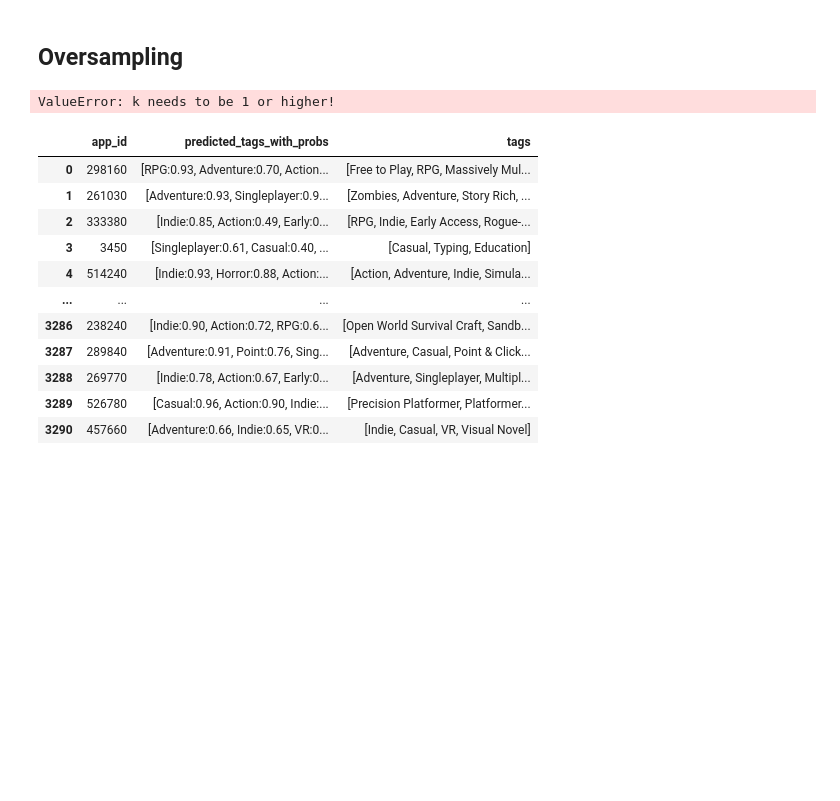
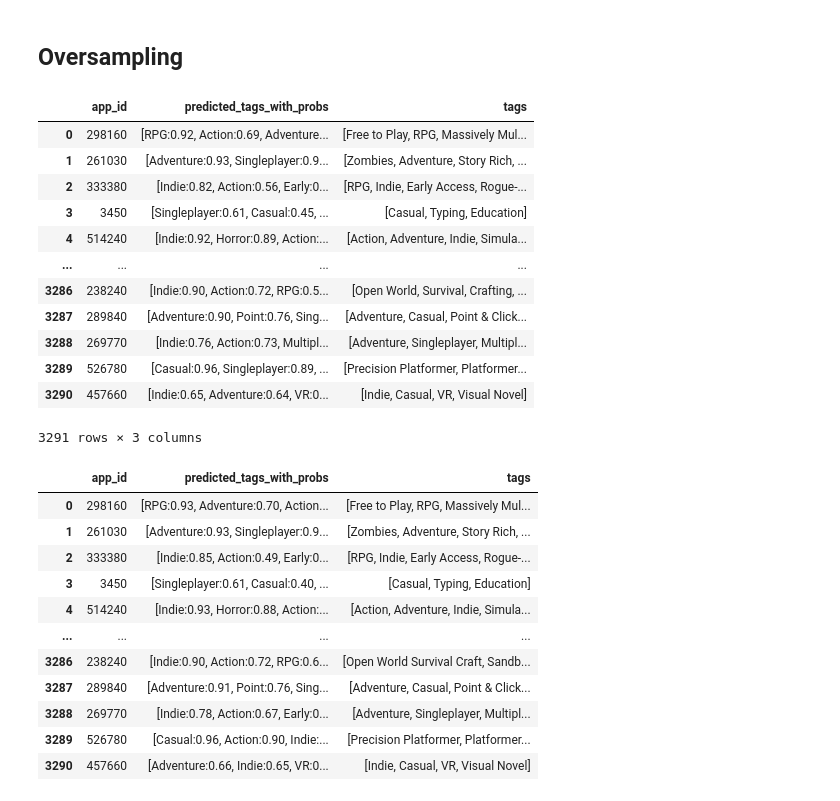
Before and after one commit to JorisVlaar/NLP_Project_Group_36, a Jupyter notebook: fasttext1.ipynb, the cells around one changed output. Saved outputs shown, nothing was run; the diff lists cells and outputs as text; code cells hidden in the pictures; blank space fills up the shorter version.

```diff
--- a/fasttext1.ipynb
+++ b/fasttext1.ipynb
@@ -157,8 +219,10 @@ game_reviews['tags'] = game_reviews['tags'].apply(
 
 # Build FastText training lines
 def to_fasttext_format(row):
-    labels = " ".join([f"__label__{tag}" for tag in row['tags']])
+    # Convert spaces in tags to underscores to make them single tokens
+    labels = " ".join([f"__label__{tag.replace(' ', '_')}" for tag in row['tags']])
     return f"{labels} {row['review_text']}"
+
 
 game_reviews["fasttext_format"] = game_reviews.apply(to_fasttext_format, axis=1)
 
@@ -242,7 +308,7 @@ def evaluate(model, test_df):
 # %%
 model = fasttext.train_supervised(
     # input="fasttext_train.txt",
-    input="fasttext_train_balanced.txt",
+    input="fasttext_train.txt",
     lr=0.2,
     epoch=50,
     wordNgrams=3,
@@ -253,39 +319,51 @@ model = fasttext.train_supervised(
     verbose=2
 )
 
-model.save_model("review_to_tag_model_undersampling.ftz")
+model.save_model("review_to_tag_model_decompounding.ftz")
 # %%
 import pandas as pd
 from ast import literal_eval
 
-model = fasttext.load_model("review_to_tag_model3.ftz")
+model = fasttext.load_model("review_to_tag_model_decompounding.ftz")
 
 # Ensure original tags are lists
 tags_df['tags'] = tags_df['tags'].apply(lambda x: literal_eval(x) if isinstance(x, str) else x)
 tags_df = tags_df.rename(columns={'APPID': 'app_id'})
 
 # Predict tags per game with dynamic k
 predictions = []
 for _, row in test_df.iterrows():
     # Determine k based on number of true tags for this game
     true_tags = tags_df.loc[tags_df['app_id'] == row['app_id'], 'tags'].values[0]
     k = len(true_tags) if len(true_tags) > 0 else 1  # ensure at least 1
 
     # Predict top-k tags
     labels, probs = model.predict(row['review_text'], k=k)
     labels = [l.replace("__label__", "") for l in labels]
 
     predictions.append({
         'app_id': row['app_id'],
         'predicted_tags_with_probs': [f"{tag}:{p:.2f}" for tag, p in zip(labels, probs)]
     })
 
 # Merge with original tags
 merged_df = pd.DataFrame(predictions).merge(tags_df[['app_id', 'tags']], on='app_id')
 display(merged_df)
 merged_df.to_csv("merged_predictions.csv", index=False)
 # %% [output]
+|  | app_id | predicted_tags_with_probs | tags |
+| 0 | 298160 | [RPG:0.92, Action:0.69, Adventure... | [Free to Play, RPG, Massively Mul... |
+| 1 | 261030 | [Adventure:0.93, Singleplayer:0.9... | [Zombies, Adventure, Story Rich, ... |
+| 2 | 333380 | [Indie:0.82, Action:0.56, Early:0... | [RPG, Indie, Early Access, Rogue-... |
+| 3 | 3450 | [Singleplayer:0.61, Casual:0.45, ... | [Casual, Typing, Education] |
+| 4 | 514240 | [Indie:0.92, Horror:0.89, Action:... | [Action, Adventure, Indie, Simula... |
+| ... | ... | ... | ... |
+| 3286 | 238240 | [Indie:0.90, Action:0.72, RPG:0.5... | [Open World, Survival, Crafting, ... |
+| 3287 | 289840 | [Adventure:0.90, Point:0.76, Sing... | [Adventure, Casual, Point & Click... |
+| 3288 | 269770 | [Indie:0.76, Action:0.73, Multipl... | [Adventure, Singleplayer, Multipl... |
+| 3289 | 526780 | [Casual:0.96, Singleplayer:0.89, ... | [Precision Platformer, Platformer... |
+| 3290 | 457660 | [Indie:0.65, Adventure:0.64, VR:0... | [Indie, Casual, VR, Visual Novel] |
-ValueError: k needs to be 1 or higher!
+3291 rows × 3 columns
 # %%
 import pandas as pd
 from ast import literal_eval
```
Also changed, not shown: parts of 4 cells of this notebook.
